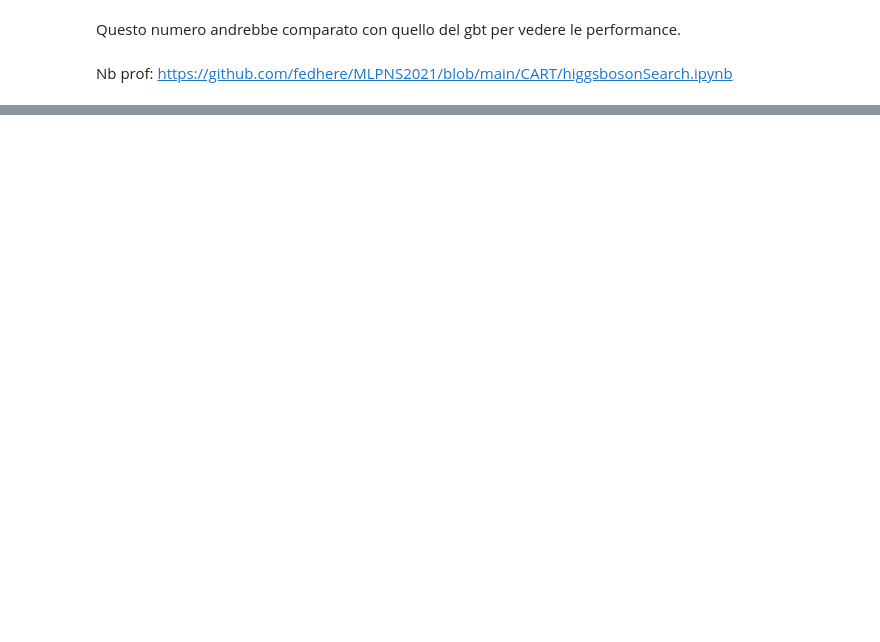
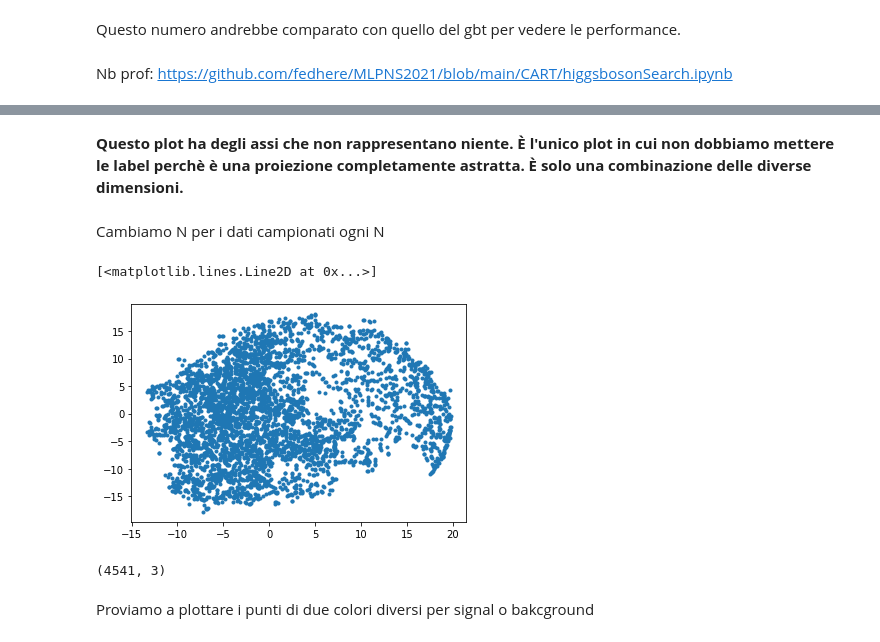
Before and after one commit to FedeleDelvecchio/MLPNS, a Jupyter notebook: Class/Lez15_15042021.ipynb, the cells around one changed output, grey strips where cells are left out. Saved outputs shown, nothing was run; the diff lists cells and outputs as text; code cells hidden in the pictures; blank space fills up the shorter version.

```diff
--- a/Class/Lez15_15042021.ipynb
+++ b/Class/Lez15_15042021.ipynb
@@ -636,0 +625,5 @@ Nb prof: https://github.com/fedhere/MLPNS2021/blob/main/CART/higgsbosonSearch.ip
+# %%
+datahiggs = datahiggs.replace(-999.00, np.nan)
+# %%
+datain = datahiggs.drop(labels=["Label", "Weight", "EventId"], axis=1)
+datain.head()
@@ -636,0 +637,3 @@ Nb prof: https://github.com/fedhere/MLPNS2021/blob/main/CART/higgsbosonSearch.ip
+# %%
+datain = datain.dropna(axis=0, how='any')
+datain.head()
@@ -636,0 +680,19 @@ Nb prof: https://github.com/fedhere/MLPNS2021/blob/main/CART/higgsbosonSearch.ip
+# %% [markdown]
+**Questo plot ha degli assi che non rappresentano niente. È l'unico plot in cui non dobbiamo mettere le label perchè è una proiezione completamente astratta. È solo una combinazione delle diverse dimensioni.**
+# %% [markdown]
+Cambiamo N per i dati campionati ogni N
+# %%
+N = 15
+# %%
+X_emb = manifold.TSNE(n_components=3, perplexity=25.0,
+                      early_exaggeration=10.0, random_state=12).fit_transform(datain.iloc[::N])
+plt.plot(X_emb[:,0], X_emb[:,1], '.')
+# %% [output]
+[<matplotlib.lines.Line2D at 0x...>]
+[figure, added]
+# %%
+X_emb.shape
+# %% [output]
+(4541, 3)
+# %% [markdown]
+Proviamo a plottare i punti di due colori diversi per signal o bakcground
```
Also changed, not shown: parts of 45 cells of this notebook.
